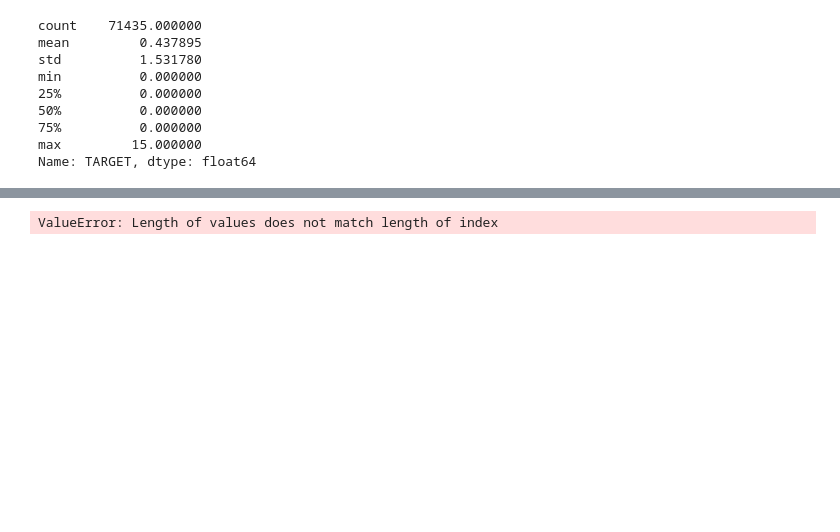
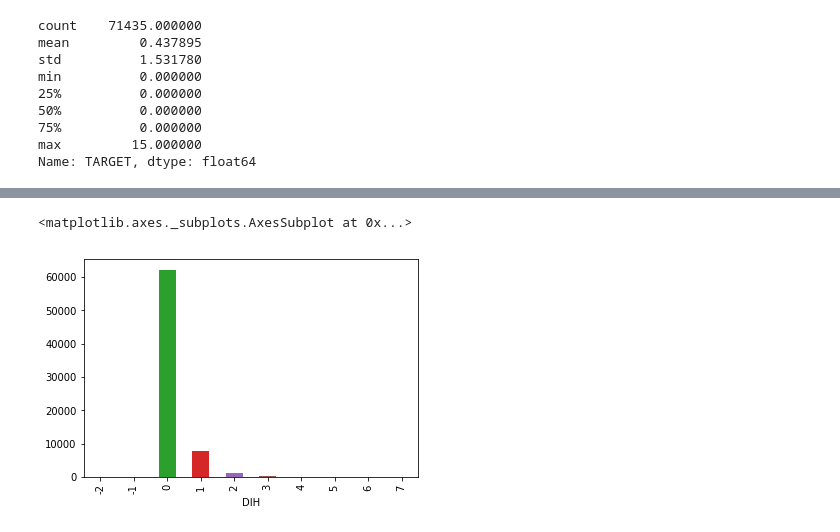
Before and after one commit to truongkhanhduy95/Heritage-Health-Prize, a Jupyter notebook: 3.predictive-modelling/linear-regression.ipynb, the cells around one changed output, grey strips where cells are left out. Cells and saved outputs as stored; diff of their text form; code cells hidden in the pictures; blank space fills up the shorter version.

```diff
--- a/3.predictive-modelling/linear-regression.ipynb
+++ b/3.predictive-modelling/linear-regression.ipynb
@@ -117,11 +120,14 @@ R2 value: -14.0000
 # %%
-data = pd.read_csv('../1.data-preparation/new-data/data_Y1.csv')
-pred_y = model_all.predict(X_test)
+data = pd.read_csv('../1.data-preparation/new-data/data_Y2.csv')
+pred_y = model_all.predict(X_submit)
 
 submission = pd.DataFrame()
 submission['MemberID'] = data['MemberID']
 submission['DIH'] = pred_y.astype(int)
 submission.head()
 submission.to_csv('./linear.csv')
-# %% [output]
-ValueError: Length of values does not match length of index
+# %%
+submission.groupby(['DIH']).size().plot.bar()
+# %% [output]
+<matplotlib.axes._subplots.AxesSubplot at 0x...>
+[figure, added]
```
Also changed, not shown: parts of 8 cells of this notebook.
